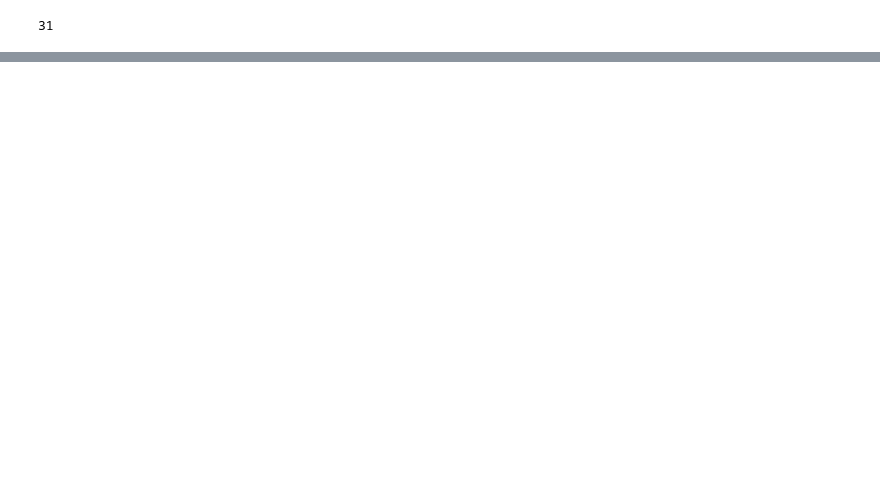
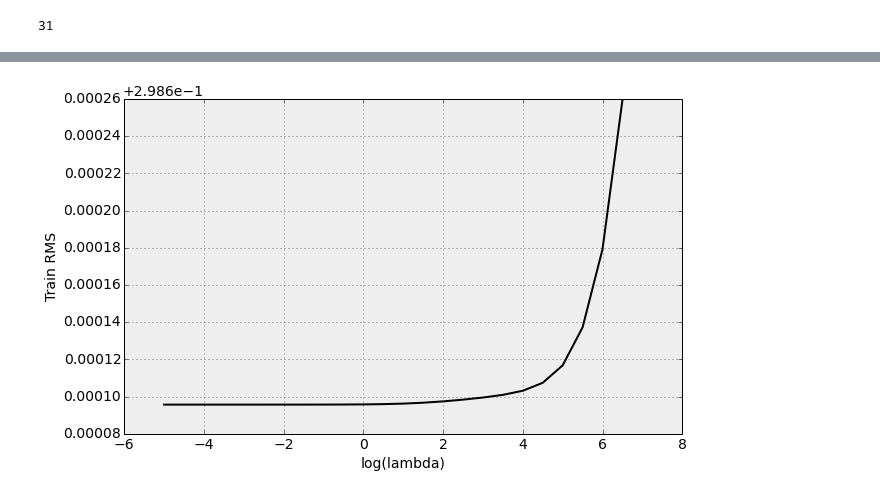
Before and after one commit to amiruna/ipython-code, a Jupyter notebook: Practical1.ipynb, the cells around one changed output, grey strips where cells are left out. Drawn from its saved outputs; the diff is of its cells as text; code cells hidden in the pictures; blank space fills up the shorter version.

```diff
--- a/Practical1.ipynb
+++ b/Practical1.ipynb
@@ -195,0 +293,7 @@ select_features(test_data)
+# %%
+train_rms = []
+test_rms = []
+for alpha in alphas:
+    clf = linear_model.Lasso(alpha = alpha).fit(X_train, Y_train)
+    train_rms.append(get_rms(Y_train, clf.predict(X_train)))
+    test_rms.append(get_rms(Y_test, clf.predict(X_test)))
@@ -195,0 +337,7 @@ select_features(test_data)
+# %%
+X_train, X_test, Y_train, Y_test = cross_validation.train_test_split(X, Y, test_size=0.4,random_state=42)
+# %%
+clf = linear_model.Ridge(alpha = 0.0000001).fit(X, Y)
+print clf.coef_
+print clf.intercept_
+print 'RMS', get_rms(Y, clf.predict(X))
@@ -195,0 +353,15 @@ select_features(test_data)
+# %%
+train_rms = []
+test_rms = []
+alphas = np.exp(np.arange(-5, 7, 0.5))
+for alpha in alphas:
+    clf = linear_model.Ridge(alpha = alpha).fit(X_train, Y_train)
+    train_rms.append(get_rms(Y_train, clf.predict(X_train)))
+    test_rms.append(get_rms(Y_test, clf.predict(X_test)))
+# %%
+plt.plot(np.log(alphas), train_rms, color = 'black')
+plt.xlabel('log(lambda)')
+plt.ylabel('Train RMS')
+plt.show()
+# %% [output]
+[figure, added]
```
Also changed, not shown: parts of 55 cells of this notebook.
